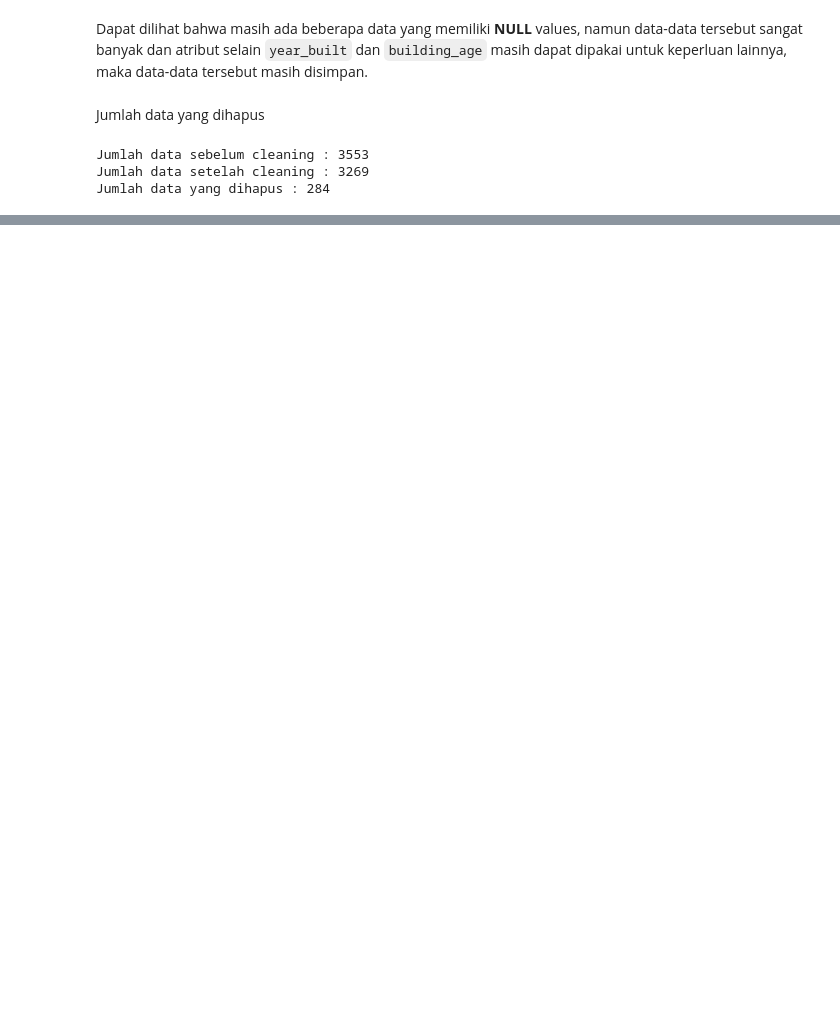
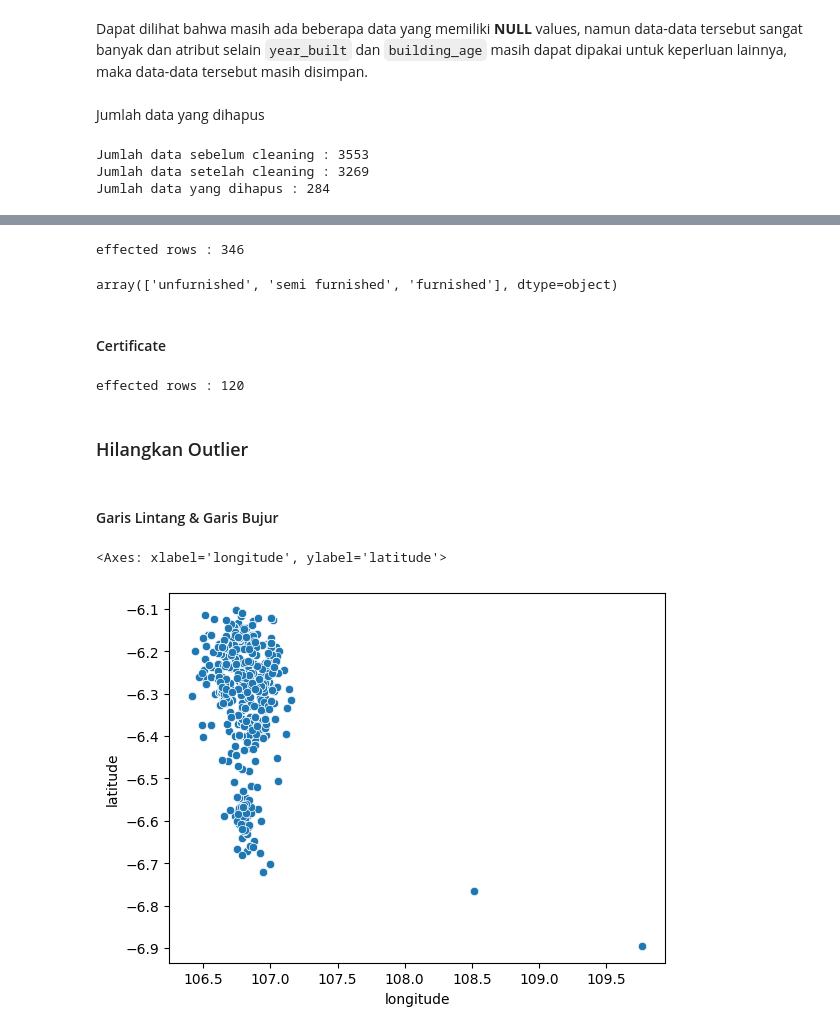
Before and after one commit to MuhGhifari/Prediksi-Harga-Rumah-Jabodetabek, a Jupyter notebook: PrediksiHargaRumahJabodetabek.ipynb, the cells around one changed output, grey strips where cells are left out. Saved outputs shown, nothing was run; the diff lists cells and outputs as text; code cells hidden in the pictures; blank space fills up the shorter version.

Commit message:
Tambah Transformasi Data dan Outlier

```diff
--- a/PrediksiHargaRumahJabodetabek.ipynb
+++ b/PrediksiHargaRumahJabodetabek.ipynb
@@ -31,6 +32,8 @@ data = pd.read_csv(
     'building_age',
     'year_built',
     'property_condition',
+    'furnishing',
+    'certificate',
     'garages',
   ]
 )
@@ -180,0 +194,23 @@ Jumlah data yang dihapus : 284
+# %%
+data['property_condition'] = data['property_condition'].replace({
+  'bagus' : 'Siap Huni',
+  'bagus sekali' : 'Siap Huni',
+  'baru' : 'Baru',
+  'sudah renovasi' : 'Baru',
+  'semi furnished' : 'Siap Huni',
+  'unfurnished' : 'Baru',
+  'butuh renovasi' : 'Butuh Renovasi'
+})
+
+affectedRows = len(data[data['property_condition'].notna()])
+
+nullIndex = data['property_condition'].isna()
+
+# Change the null values to "Baru" if `year_built` is 2021 or later, and "Siap Huni" if older
+dataUpdate = data.loc[nullIndex].apply(lambda row: 'Baru' if pd.isna(row['property_condition']) and row['year_built'] >= 2021 else('Siap Huni'), axis=1)
+
+affectedRows += len(dataUpdate)
+
+data.loc[nullIndex, 'property_condition'] = dataUpdate
+
+print(f"effected rows : {affectedRows}")
@@ -180,0 +235,33 @@ Jumlah data yang dihapus : 284
+# %%
+affectedRows = len(data[data['furnishing'] == 'baru'])
+data['furnishing'] = data['furnishing'].replace({'baru' : 'unfurnished'})
+
+# Fill null values depending on `property_condition` value
+nullIndex = data['furnishing'].isna()
+dataUpdate = data.loc[nullIndex].apply(lambda row: 'unfurnished' if row['property_condition'] == 'Baru' else('semi furnished'), axis=1)
+affectedRows += len(dataUpdate)
+data.loc[nullIndex, 'furnishing'] = dataUpdate
+print(f"effected rows : {affectedRows}")
+# %% [output]
+effected rows : 346
+# %%
+data['furnishing'].unique()
+# %% [output]
+array(['unfurnished', 'semi furnished', 'furnished'], dtype=object)
+# %% [markdown]
+#### Certificate
+# %%
+nullIndex = pd.isnull(data['certificate'])
+print(f"effected rows : {len(data[nullIndex])}")
+data.loc[nullIndex, 'certificate'] = 'Tidak ada'
+# %% [output]
+effected rows : 120
+# %% [markdown]
+### Hilangkan Outlier
+# %% [markdown]
+#### Garis Lintang & Garis Bujur
+# %%
+sns.scatterplot(data = data, x='longitude', y='latitude')
+# %% [output]
+<Axes: xlabel='longitude', ylabel='latitude'>
+[figure, added]
```
Also changed, not shown: parts of 16 cells of this notebook.
